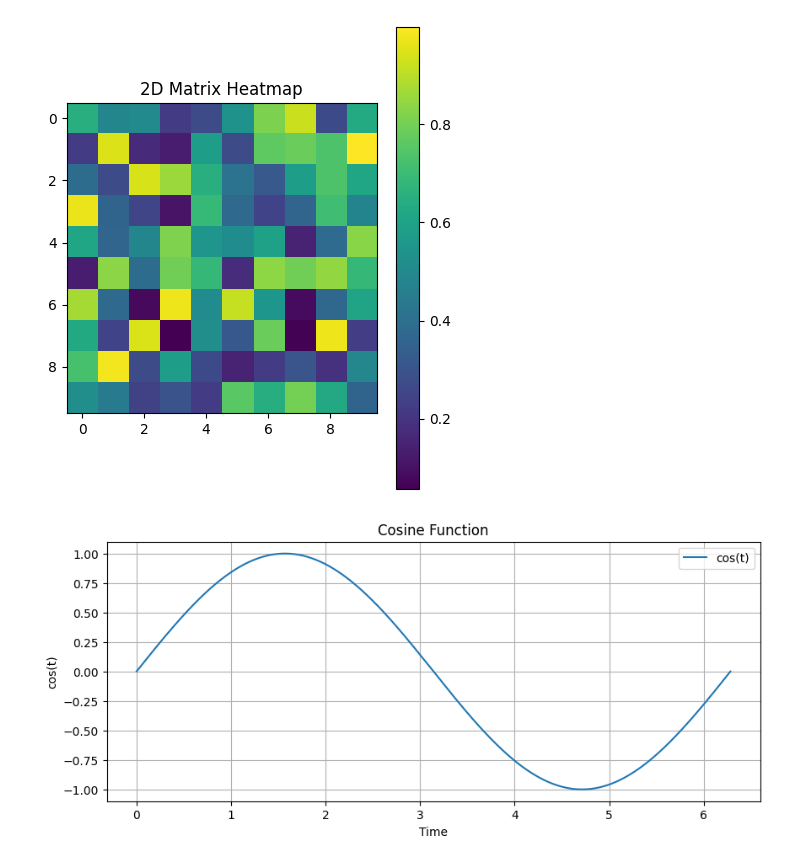
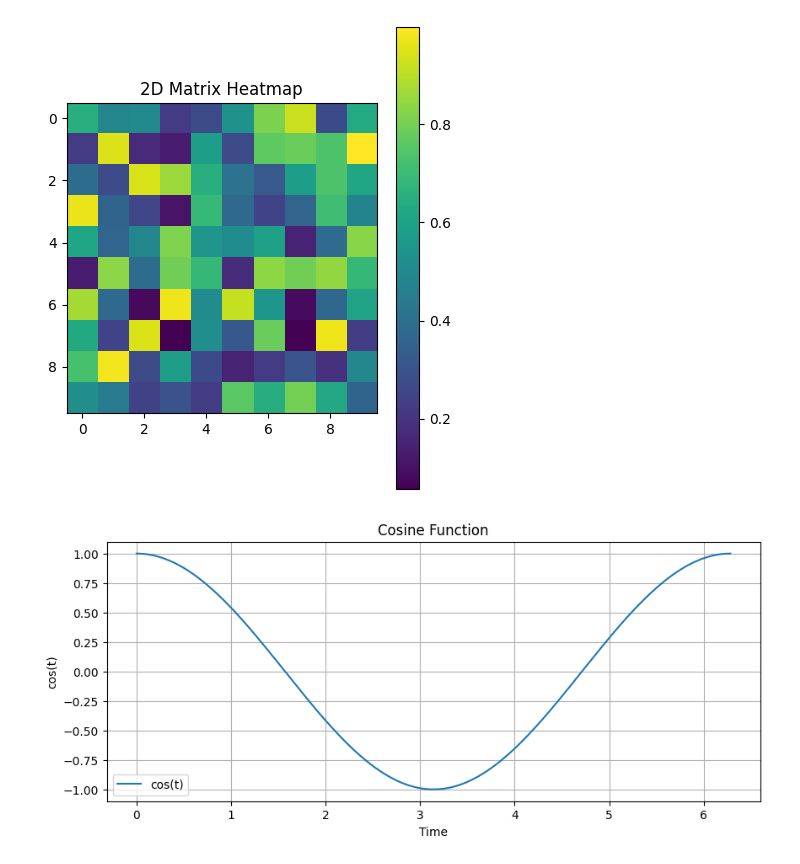
Before and after one commit to olumidedaramola21/scientific_computing, a Jupyter notebook: Numpy/basic_visualization.ipynb, the cells around one changed output. Drawn from its saved outputs; the diff is of its cells as text; code cells hidden in the pictures.

```diff
--- a/Numpy/basic_visualization.ipynb
+++ b/Numpy/basic_visualization.ipynb
@@ -60,19 +60,19 @@ plt.show()
 # %%
 # Cosine function as a function of time
 
 # Generate time values
 time = np.linspace(0, 2 * np.pi, 1000)
 
 # Compute the cosine of time
-cosine_values = np.sin(time)
+cosine_values = np.cos(time)
 
 plt.figure(figsize=(10, 4))
 plt.plot(time, cosine_values, label='cos(t)')
 plt.title('Cosine Function')
 plt.xlabel('Time')
 plt.ylabel('cos(t)')
 plt.legend()
 plt.grid(True)
 plt.show()
 # %% [output]
-[figure, old version]
+[figure, new version]
```
Also changed, not shown: 5 other files.
